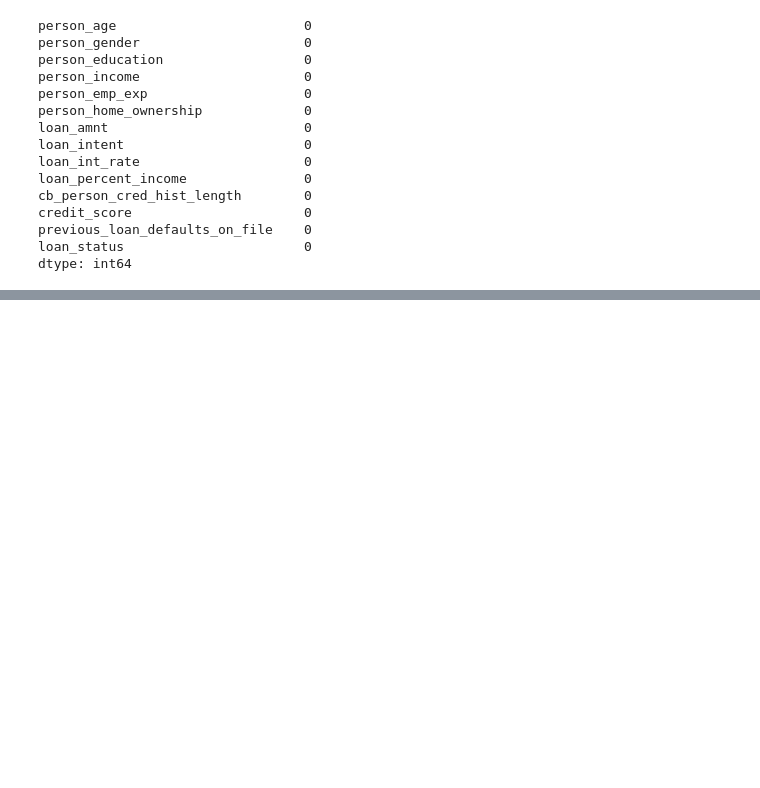
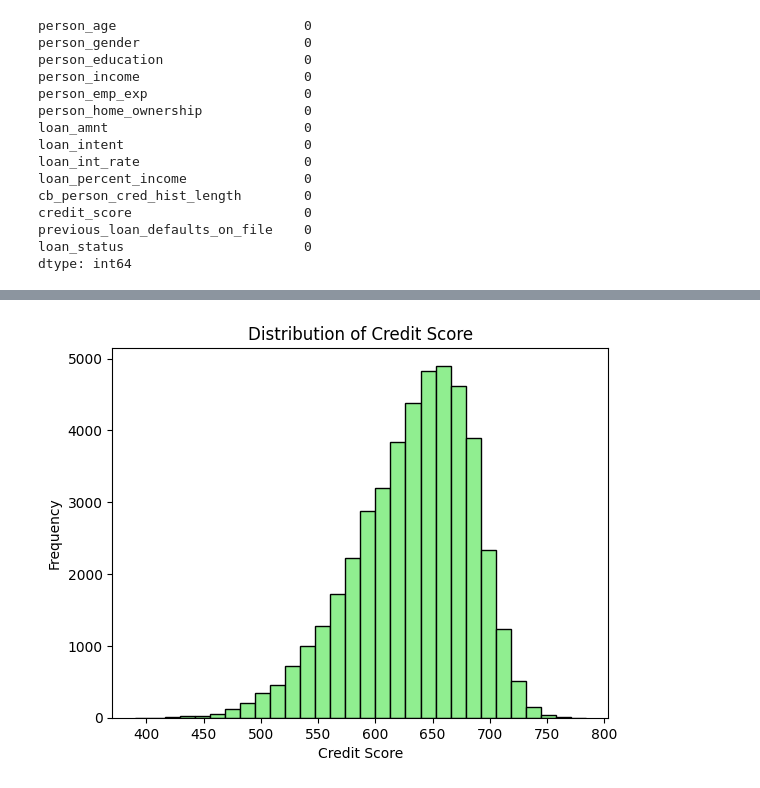
Before and after one commit to Kos-en/Pythia, a Jupyter notebook: weakest_olympians/nike.ipynb, the cells around one changed output, grey strips where cells are left out. Drawn from its saved outputs; the diff is of its cells as text; code cells hidden in the pictures; blank space fills up the shorter version.

```diff
--- a/weakest_olympians/nike.ipynb
+++ b/weakest_olympians/nike.ipynb
@@ -70,0 +90,9 @@ plt.show()
+# %%
+# Distribution of credit score
+plt.hist(df["credit_score"], bins=30, color="lightgreen", edgecolor="black")
+plt.title("Distribution of Credit Score")
+plt.xlabel("Credit Score")
+plt.ylabel("Frequency")
+plt.show()
+# %% [output]
+[figure, added]
```
Also changed, not shown: parts of 18 cells of this notebook.
